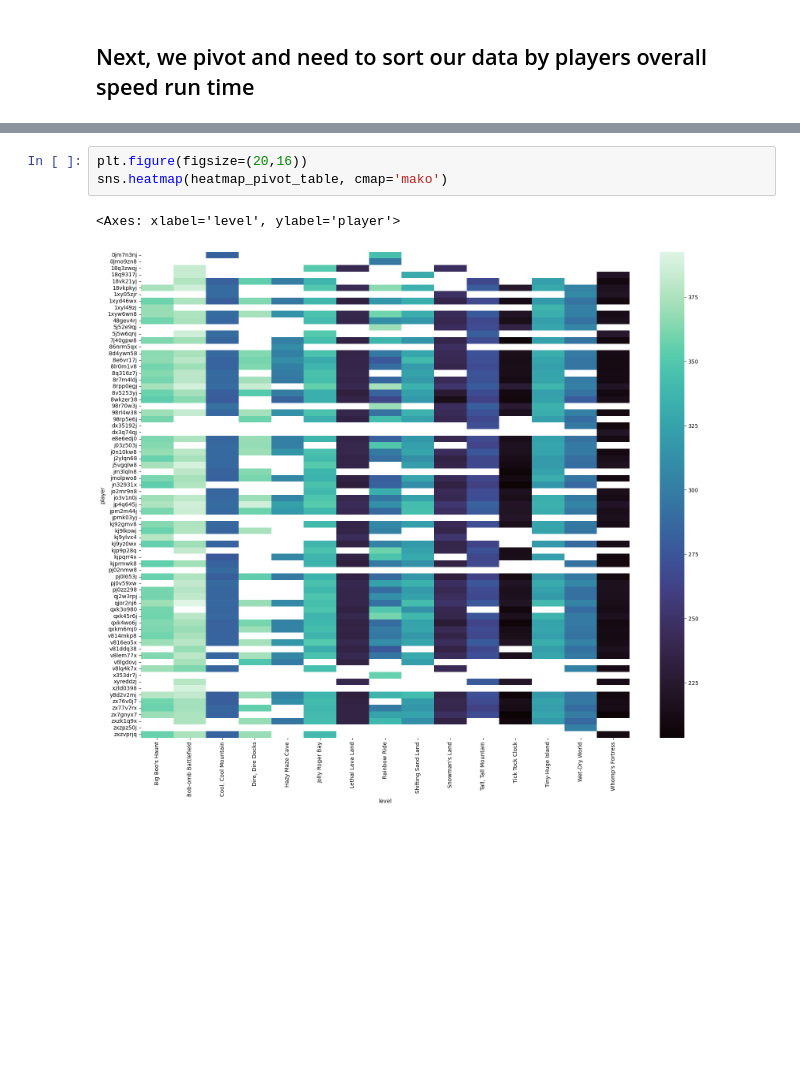
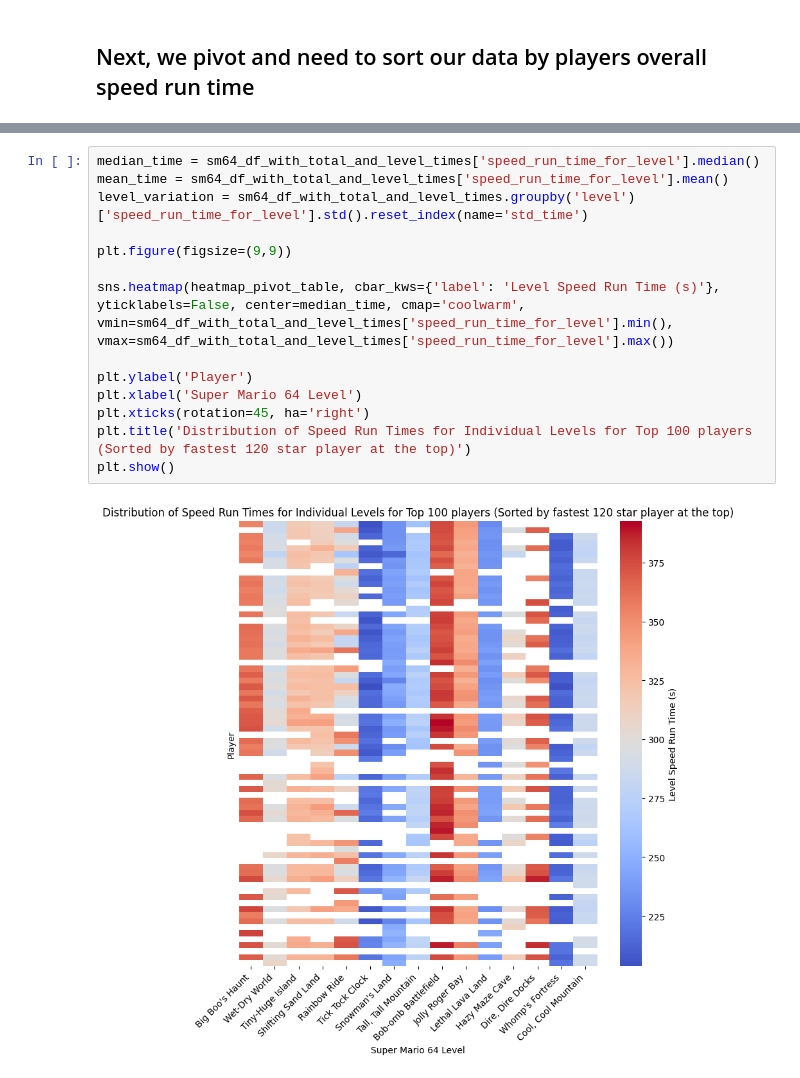
Before and after one commit to ccthatsme/supermario64, a Jupyter notebook: levels.ipynb, the cells around one changed output, grey strips where cells are left out. Saved outputs shown, nothing was run; the diff lists cells and outputs as text; blank space fills up the shorter version.

```diff
--- a/levels.ipynb
+++ b/levels.ipynb
@@ -181,6 +181,16 @@ heatmap_pivot_table.head()
-# %%
-plt.figure(figsize=(20,16))
-sns.heatmap(heatmap_pivot_table, cmap='mako')
-# %% [output]
-<Axes: xlabel='level', ylabel='player'>
-[figure, removed]
+# %%
+median_time = sm64_df_with_total_and_level_times['speed_run_time_for_level'].median()
+mean_time = sm64_df_with_total_and_level_times['speed_run_time_for_level'].mean()
+level_variation = sm64_df_with_total_and_level_times.groupby('level')['speed_run_time_for_level'].std().reset_index(name='std_time')
+
+plt.figure(figsize=(9,9))
+
+sns.heatmap(heatmap_pivot_table, cbar_kws={'label': 'Level Speed Run Time (s)'}, yticklabels=False, center=median_time, cmap='coolwarm', vmin=sm64_df_with_total_and_level_times['speed_run_time_for_level'].min(), vmax=sm64_df_with_total_and_level_times['speed_run_time_for_level'].max())
+
+plt.ylabel('Player')
+plt.xlabel('Super Mario 64 Level')
+plt.xticks(rotation=45, ha='right')
+plt.title('Distribution of Speed Run Times for Individual Levels for Top 100 players (Sorted by fastest 120 star player at the top)')
+plt.show()
+# %% [output]
+[figure, added]
```
Also changed, not shown: parts of 4 cells of this notebook, 1 other file.
